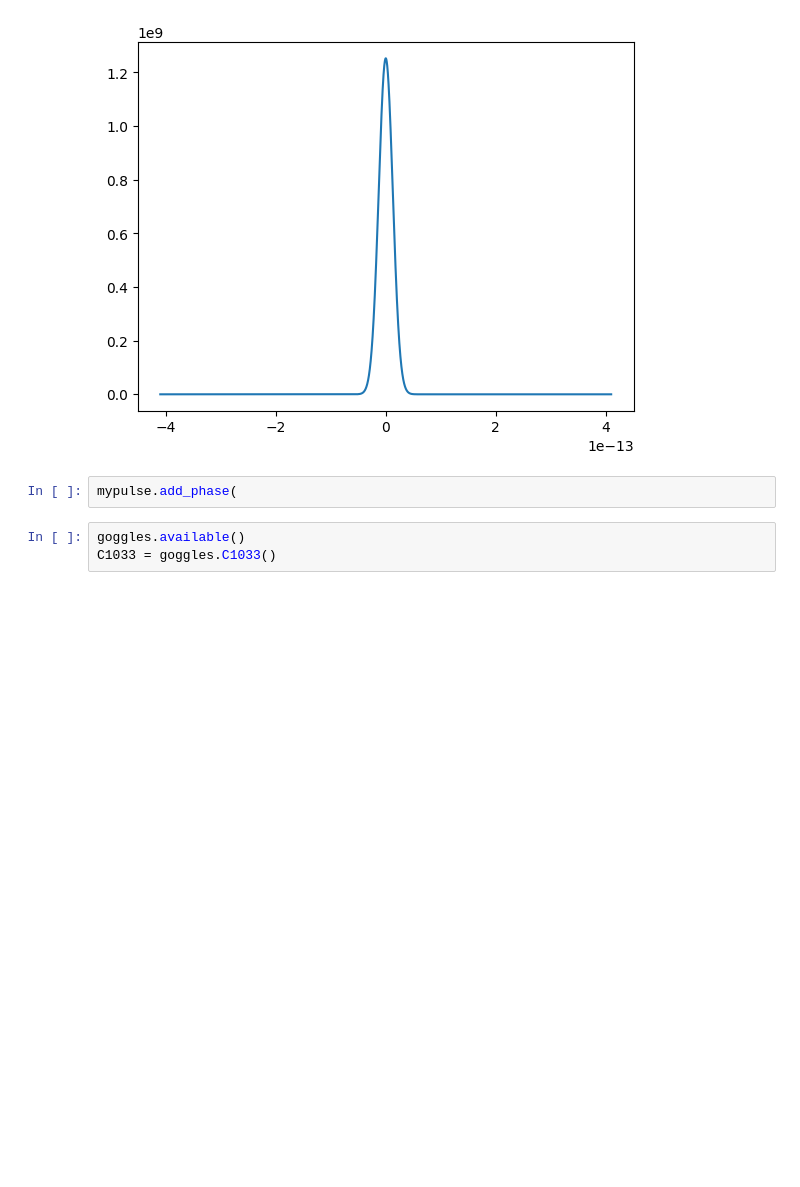
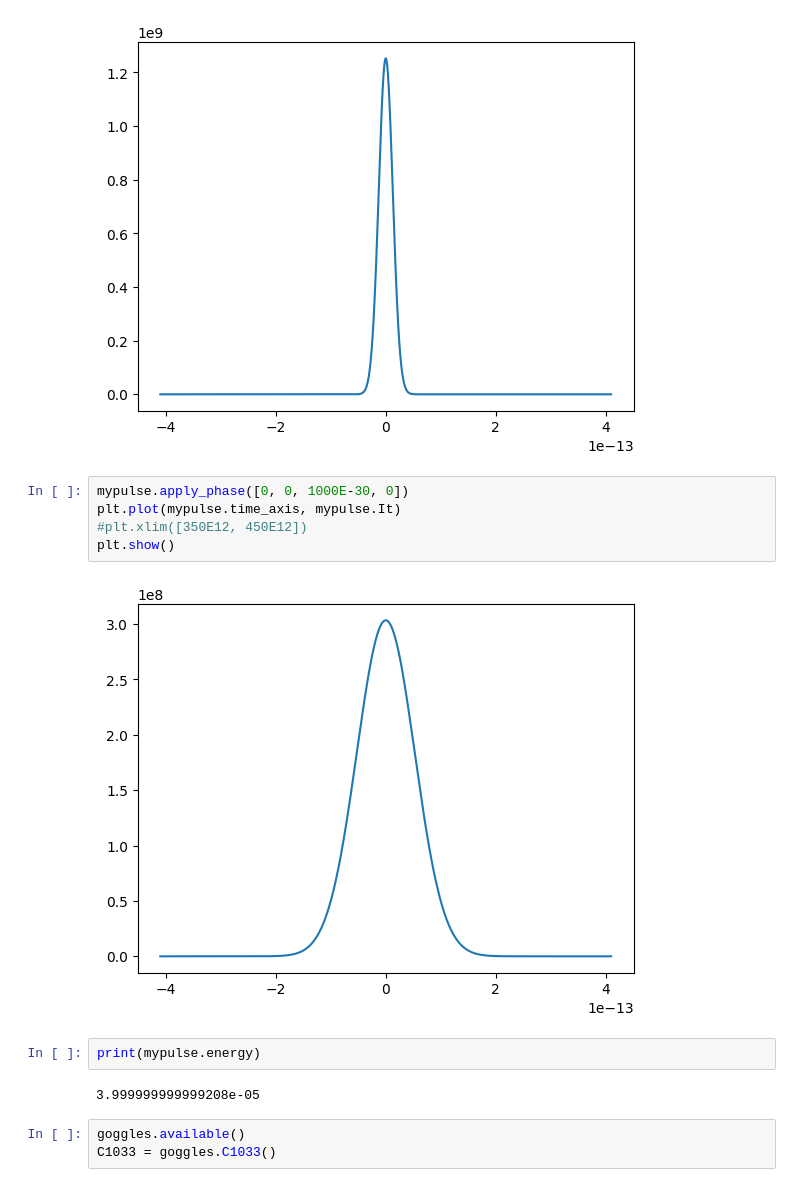
Before and after one commit to MattBainLCLS/laser_tools, a Jupyter notebook: example.ipynb, the cells around one changed output. Drawn from its saved outputs; the diff is of its cells as text; blank space fills up the shorter version.

```diff
--- a/example.ipynb
+++ b/example.ipynb
@@ -25,7 +25,16 @@ plt.show()
 # %% [output]
 [figure]
 # %%
-mypulse.add_phase(
+mypulse.apply_phase([0, 0, 1000E-30, 0])
+plt.plot(mypulse.time_axis, mypulse.It)
+#plt.xlim([350E12, 450E12])
+plt.show()
+# %% [output]
+[figure, added]
+# %%
+print(mypulse.energy)
+# %% [output]
+3.999999999999208e-05
 # %%
 goggles.available()
 C1033 = goggles.C1033()
```
Also changed, not shown: 20 other files.
